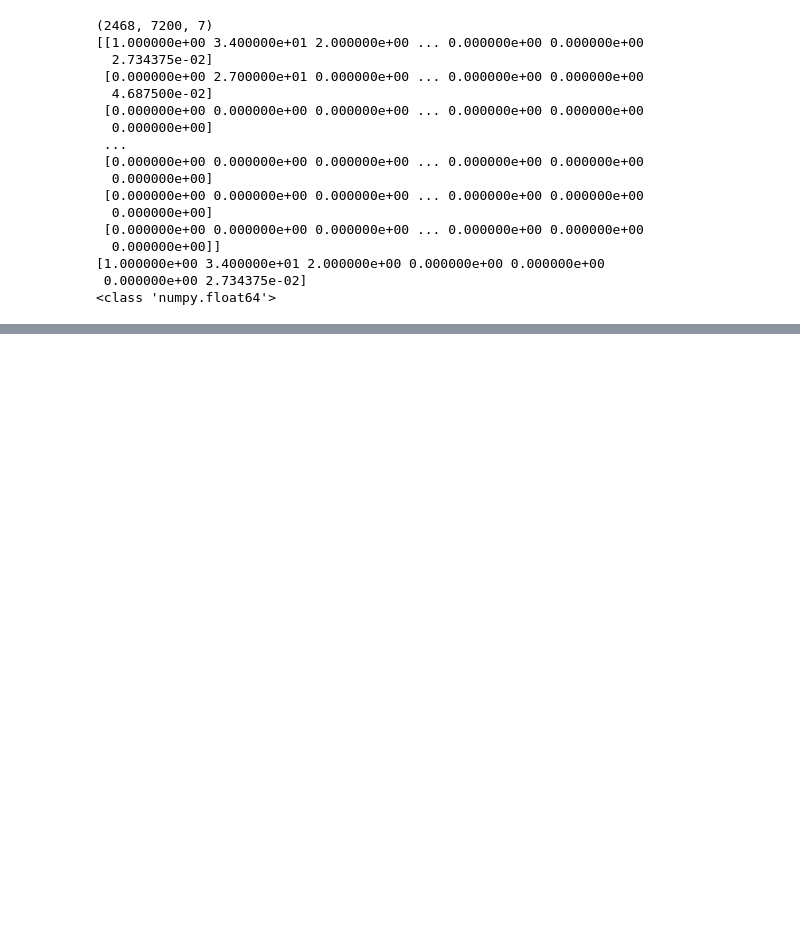
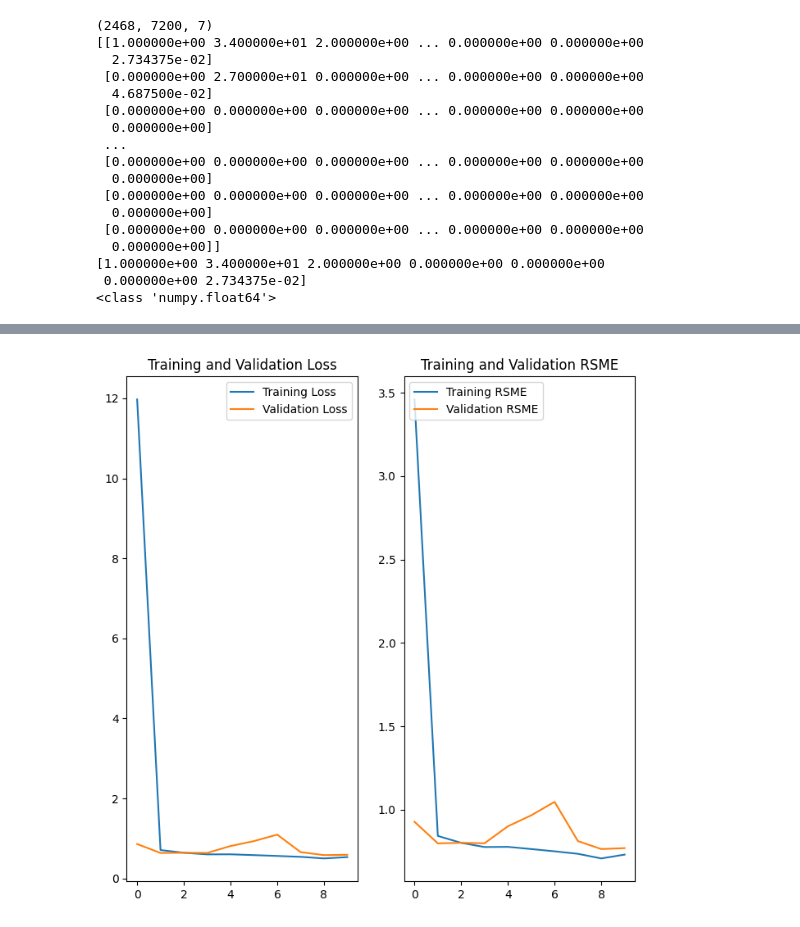
Before and after one commit to DarknessNotFound/WritingQuality, a Jupyter notebook: writing-quality2.ipynb, the cells around one changed output, grey strips where cells are left out. Saved outputs shown, nothing was run; the diff lists cells and outputs as text; code cells hidden in the pictures; blank space fills up the shorter version.

```diff
--- a/writing-quality2.ipynb
+++ b/writing-quality2.ipynb
@@ -278,13 +279,22 @@ input_shape = (len(x_train), len(x_train[0]), len(x_train[0][0]))
 print(input_shape)
 model = models.Sequential()
 model.add(layers.InputLayer(input_shape=input_shape[1:], dtype=np.float64))
-model.add(layers.Conv1D(filters=7, kernel_size = (200,), strides=2, padding="SAME", activation='relu'))
+model.add(layers.Conv1D(filters=64, kernel_size = (4,), strides=1, padding="SAME", activation='relu'))
 model.add(layers.MaxPooling1D())
-model.add(layers.Conv1D(filters=14, kernel_size = (10,), strides=4, activation='relu'))
+model.add(layers.Conv1D(filters=16, kernel_size = (4,), strides=1, padding="SAME", activation='relu'))
+model.add(layers.MaxPooling1D())
+model.add(layers.Conv1D(filters=16, kernel_size = (2,), strides=1, padding="SAME", activation='relu'))
 model.add(layers.MaxPooling1D())
 model.add(layers.Flatten())
+model.add(layers.Dropout(0.2))
+model.add(layers.Dense(units=4096,activation='relu'))
+model.add(layers.Dropout(0.2))
+model.add(layers.Dense(units=1024,activation='relu'))
+model.add(layers.Dropout(0.2))
+model.add(layers.Dense(units=1024,activation='relu'))
 model.add(layers.Dense(units=128,activation='relu'))
-model.add(layers.Dense(units=128,activation='relu'))
-model.add(layers.Dense(units=12,activation='relu'))
+model.add(layers.Dense(units=1,activation='relu'))
+
+model.summary()
 # %% [output]
 (2468, 7200, 7)
@@ -311,9 +317,10 @@ _________________________________________________________________
 # %%
-metrics = tf.keras.metrics.RootMeanSquaredError()
+metrics = [tf.keras.metrics.RootMeanSquaredError()]
 model.compile(optimizer='adam',
-              loss=tf.keras.losses.CategoricalCrossentropy(from_logits=True),
+              loss=tf.keras.losses.MeanSquaredError(),
               metrics=metrics)
 # %%
-model.fit(x_train, y_train, epochs=10, validation_split=0.2)
+epochs = 10
+history = model.fit(x_train, y_train, epochs=epochs, validation_split=0.2)
 # %% [output]
 Epoch 1/10
@@ -340,3 +346,26 @@ Epoch 10/10
+# %%
+loss = history.history['loss']
+val_loss = history.history['val_loss']
+
+RMSE = history.history['root_mean_squared_error']
+val_RMSE = history.history['val_root_mean_squared_error']
+epochs_range = range(epochs)
+
+plt.figure(figsize=(8, 8))
+plt.subplot(1, 2, 1)
+plt.plot(epochs_range, loss, label='Training Loss')
+plt.plot(epochs_range, val_loss, label='Validation Loss')
+plt.legend(loc='upper right')
+plt.title('Training and Validation Loss')
+
+plt.subplot(1, 2, 2)
+plt.plot(epochs_range, RMSE, label='Training RSME')
+plt.plot(epochs_range, val_RMSE, label='Validation RSME')
+plt.legend(loc='upper left')
+plt.title('Training and Validation RSME')
+plt.show()
+# %% [output]
+[figure, added]
 # %%
 def OneColdCode(arr: list) -> float:
     score = 0.5
```
Also changed, not shown: parts of 6 cells of this notebook.
